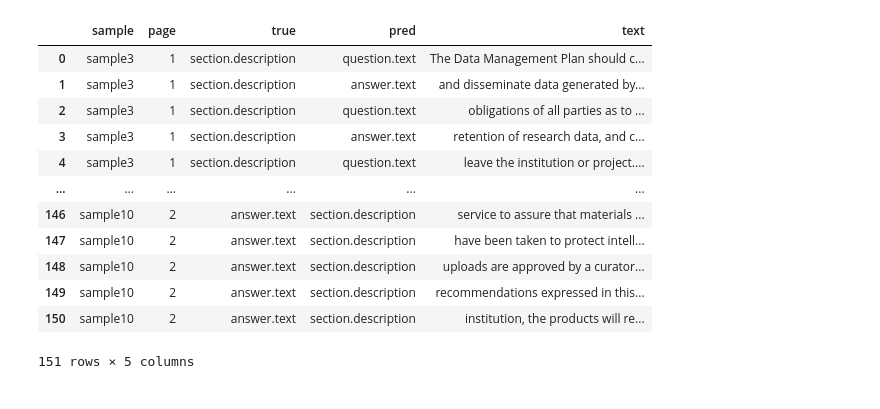
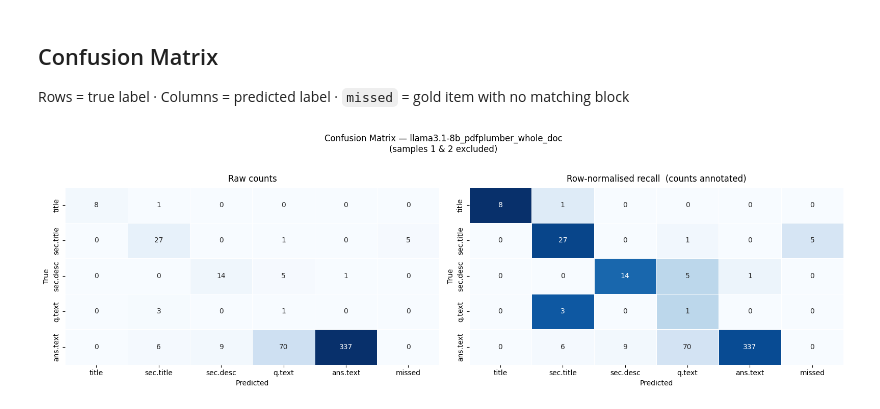
Before and after one commit to fairdataihub/dmpbridge, a Jupyter notebook: notebooks/004_llama3.1-8b.ipynb, the cells around one changed output. Drawn from its saved outputs; the diff is of its cells as text; code cells hidden in the pictures.

```diff
--- a/notebooks/004_llama3.1-8b.ipynb
+++ b/notebooks/004_llama3.1-8b.ipynb
@@ -309,18 +68,30 @@ section.description         answer.text      8
-# %%
-pd.set_option("display.max_colwidth", 100)
-if not errs.empty:
-    display(errs[["sample","page","true","pred","text"]])
-# %% [output]
-|  | sample | page | true | pred | text |
-| 0 | sample3 | 1 | section.description | question.text | The Data Management Plan should c... |
-| 1 | sample3 | 1 | section.description | answer.text | and disseminate data generated by... |
-| 2 | sample3 | 1 | section.description | question.text | obligations of all parties as to ... |
-| 3 | sample3 | 1 | section.description | answer.text | retention of research data, and c... |
-| 4 | sample3 | 1 | section.description | question.text | leave the institution or project.... |
-| ... | ... | ... | ... | ... | ... |
-| 146 | sample10 | 2 | answer.text | section.description | service to assure that materials ... |
-| 147 | sample10 | 2 | answer.text | section.description | have been taken to protect intell... |
-| 148 | sample10 | 2 | answer.text | section.description | uploads are approved by a curator... |
-| 149 | sample10 | 2 | answer.text | section.description | recommendations expressed in this... |
-| 150 | sample10 | 2 | answer.text | section.description | institution, the products will re... |
-151 rows × 5 columns
+# %% [markdown]
+## Confusion Matrix
+Rows = true label · Columns = predicted label · `missed` = gold item with no matching block
+# %%
+mat   = confusion_matrix_df(conf)
+mat_n = mat.div(mat.sum(axis=1).replace(0, 1), axis=0)   # row-normalised (recall)
+
+fig, axes = plt.subplots(1, 2, figsize=(16, 5))
+
+# Raw counts
+sns.heatmap(mat, annot=mat.values, fmt="d", cmap="Blues",
+            linewidths=0.5, linecolor="white",
+            ax=axes[0], cbar=False, annot_kws={"size": 10})
+axes[0].set_title("Raw counts", pad=8)
+axes[0].set_xlabel("Predicted")
+axes[0].set_ylabel("True")
+
+# Row-normalised (recall per label)
+sns.heatmap(mat_n, annot=mat.values, fmt="d", cmap="Blues",
+            linewidths=0.5, linecolor="white",
+            ax=axes[1], cbar=False, annot_kws={"size": 10})
+axes[1].set_title("Row-normalised recall  (counts annotated)", pad=8)
+axes[1].set_xlabel("Predicted")
+axes[1].set_ylabel("True")
+
+plt.suptitle(f"Confusion Matrix — {TAG}\n(samples 1 & 2 excluded)", fontsize=12, y=1.02)
+plt.tight_layout()
+plt.show()
+# %% [output]
+[figure, added]
```
Also changed, not shown: parts of 19 cells of this notebook.
